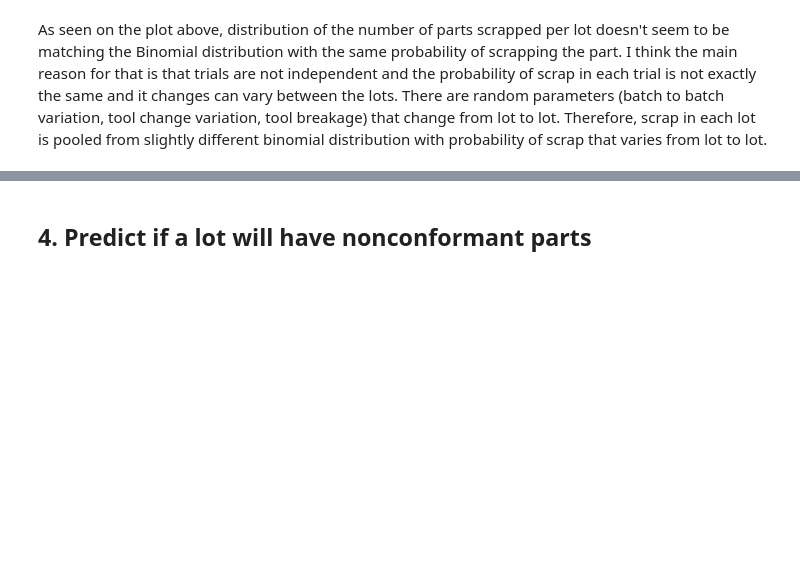
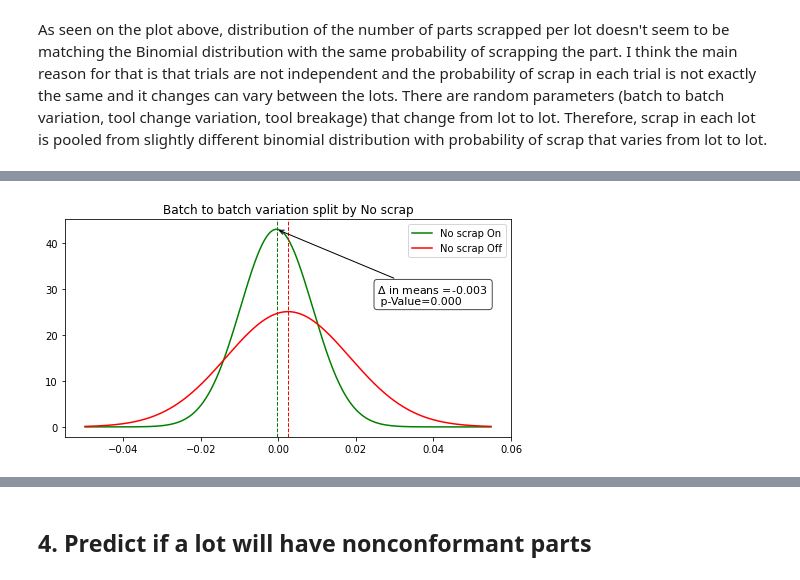
Before and after one commit to przemekbil/PfDA_2021_project, a Jupyter notebook: Project.ipynb, the cells around one changed output, grey strips where cells are left out. Cells and saved outputs as stored; diff of their text form; code cells hidden in the pictures; blank space fills up the shorter version.

Commit message:
tcv and btb compared for lots with and without scrap

```diff
--- a/Project.ipynb
+++ b/Project.ipynb
@@ -988,7 +988,7 @@ Below, I will divide the 'lot_params2' table into 2 part:
 Next, I will run a t-test for every 'signal' variable to see if there is a difference in the mean between these 2 samples. If the p-Value is smaller than 0.01, plot is display to show the difference in the idtribution with mean highlighted.
 # %%
 # Define a function to plot 2 normal distributions pdf side by side for 2 samples
-def show_mean_diff(sample1, sample0, sig, det, tValue, det_dict):
+def show_mean_diff(sample1, sample0, sig, det, tValue, det_dict=[]):
     fig, ax = plt.subplots(figsize=(8,4))
 
     #calculate mean values of sample 1 and sample 2
@@ -1033,7 +1033,10 @@ def show_mean_diff(sample1, sample0, sig, det, tValue, det_dict):
                      )
 
     # Add a title of th eplot
-    ax.set_title("{} detected by {}".format(sig, det_dict[det]))
+    if len(det_dict)>0:
+        ax.set_title("{} detected by {}".format(sig, det_dict[det]))
+    else:
+        ax.set_title("{} split by {}".format(sig, det))
 
     # add a legend
     ax.legend()
@@ -1152,0 +1158,3 @@ As seen on the plot above, distribution of the number of parts scrapped per lot
+# %%
+no_scrap = lot_params2[lot_params2['Scrap']==0][['btb', 'tcv']]
+no_scrap.head()
@@ -1152,0 +1168,3 @@ As seen on the plot above, distribution of the number of parts scrapped per lot
+# %%
+all_scrap = lot_params2[lot_params2['Scrap']>0][['btb', 'tcv']]
+all_scrap.head()
@@ -1152,0 +1178,5 @@ As seen on the plot above, distribution of the number of parts scrapped per lot
+# %%
+ttest = ttest_ind(no_scrap['btb'], all_scrap['btb'])
+show_mean_diff(no_scrap['btb'], all_scrap['btb'], 'Batch to batch variation', 'No scrap', ttest[1])
+# %% [output]
+[figure, added]
```
Also changed, not shown: parts of 8 cells of this notebook.
